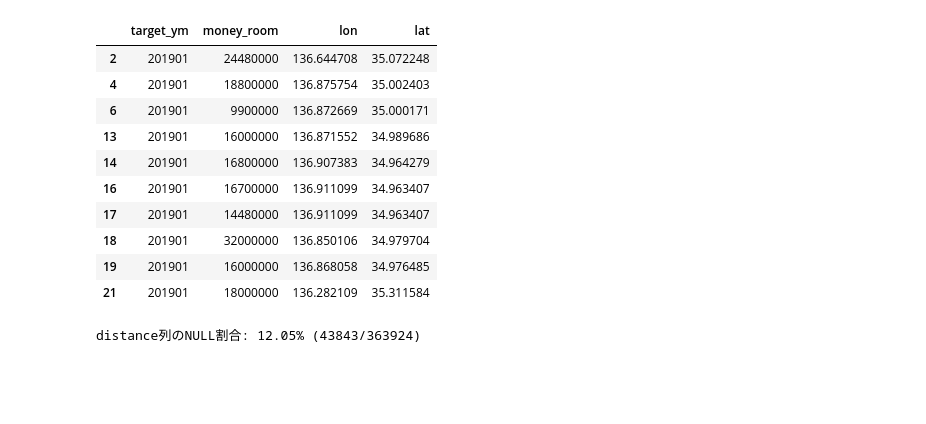
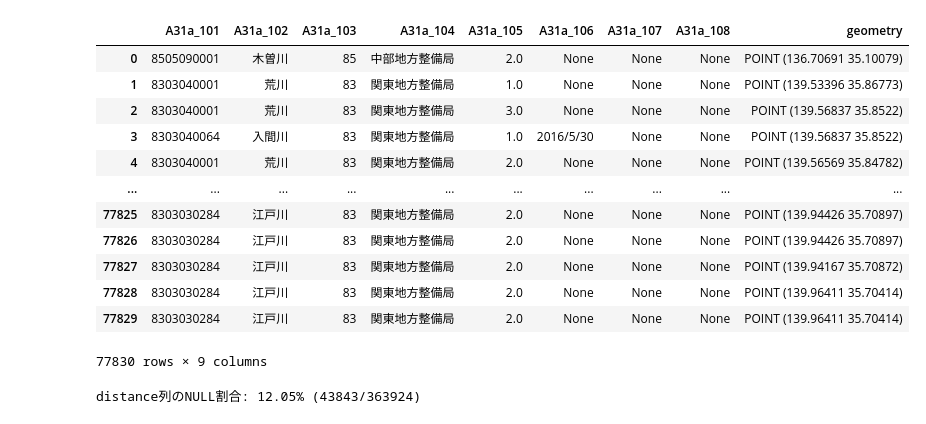
Before and after one commit to tomoya-kmt/signature, a Jupyter notebook: my_code/data_preprocess.ipynb, the cells around one changed output. Drawn from its saved outputs; the diff is of its cells as text; code cells hidden in the pictures; blank space fills up the shorter version.

```diff
--- a/my_code/data_preprocess.ipynb
+++ b/my_code/data_preprocess.ipynb
@@ -104 +152,17 @@ Datum: Japanese Geodetic Datum 2011
+# %%
+gdf_json
+# %% [output]
+|  | A31a_101 | A31a_102 | A31a_103 | A31a_104 | A31a_105 | A31a_106 | A31a_107 | A31a_108 | geometry |
+| 0 | 8505090001 | 木曽川 | 85 | 中部地方整備局 | 2.0 | None | None | None | POINT (136.70691 35.10079) |
+| 1 | 8303040001 | 荒川 | 83 | 関東地方整備局 | 1.0 | None | None | None | POINT (139.53396 35.86773) |
+| 2 | 8303040001 | 荒川 | 83 | 関東地方整備局 | 3.0 | None | None | None | POINT (139.56837 35.8522) |
+| 3 | 8303040064 | 入間川 | 83 | 関東地方整備局 | 1.0 | 2016/5/30 | None | None | POINT (139.56837 35.8522) |
+| 4 | 8303040001 | 荒川 | 83 | 関東地方整備局 | 2.0 | None | None | None | POINT (139.56569 35.84782) |
+| ... | ... | ... | ... | ... | ... | ... | ... | ... | ... |
+| 77825 | 8303030284 | 江戸川 | 83 | 関東地方整備局 | 2.0 | None | None | None | POINT (139.94426 35.70897) |
+| 77826 | 8303030284 | 江戸川 | 83 | 関東地方整備局 | 2.0 | None | None | None | POINT (139.94426 35.70897) |
+| 77827 | 8303030284 | 江戸川 | 83 | 関東地方整備局 | 2.0 | None | None | None | POINT (139.94167 35.70872) |
+| 77828 | 8303030284 | 江戸川 | 83 | 関東地方整備局 | 2.0 | None | None | None | POINT (139.96411 35.70414) |
+| 77829 | 8303030284 | 江戸川 | 83 | 関東地方整備局 | 2.0 | None | None | None | POINT (139.96411 35.70414) |
+77830 rows × 9 columns
 # %%
@@ -106,19 +170,4 @@ train_df = pd.read_csv(os.path.join('..', 'data', 'train', 'train.csv'))
 test_df = pd.read_csv(os.path.join('..', 'data', 'test', 'test.csv'))
-# %%
-train_gdf=utils.convert_to_geodataframe(train_df.drop_duplicates(subset=['lon','lat']))
-train_gdf.head()
-# %% [output]
-|  | target_ym | money_room | lon | lat |
-| 2 | 201901 | 24480000 | 136.644708 | 35.072248 |
-| 4 | 201901 | 18800000 | 136.875754 | 35.002403 |
-| 6 | 201901 | 9900000 | 136.872669 | 35.000171 |
-| 13 | 201901 | 16000000 | 136.871552 | 34.989686 |
-| 14 | 201901 | 16800000 | 136.907383 | 34.964279 |
-| 16 | 201901 | 16700000 | 136.911099 | 34.963407 |
-| 17 | 201901 | 14480000 | 136.911099 | 34.963407 |
-| 18 | 201901 | 32000000 | 136.850106 | 34.979704 |
-| 19 | 201901 | 16000000 | 136.868058 | 34.976485 |
-| 21 | 201901 | 18000000 | 136.282109 | 35.311584 |
 # %%
 train_gdf=utils.convert_to_geodataframe(train_df)
 train_gdf=utils.nearest_merge(train_gdf,gdf_json,threshold=1500)
```
Also changed, not shown: parts of 10 cells of this notebook, 2 other files.
